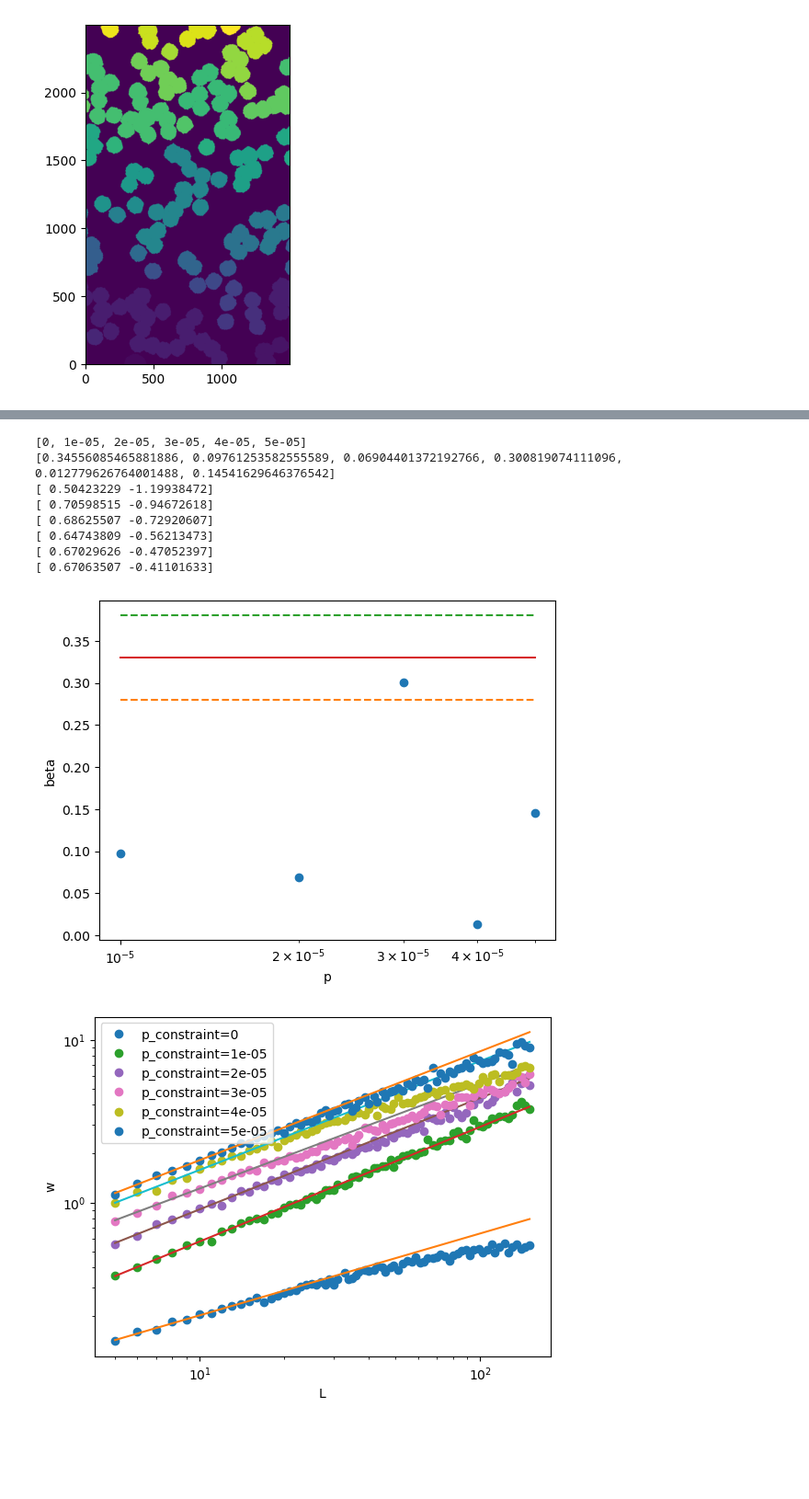
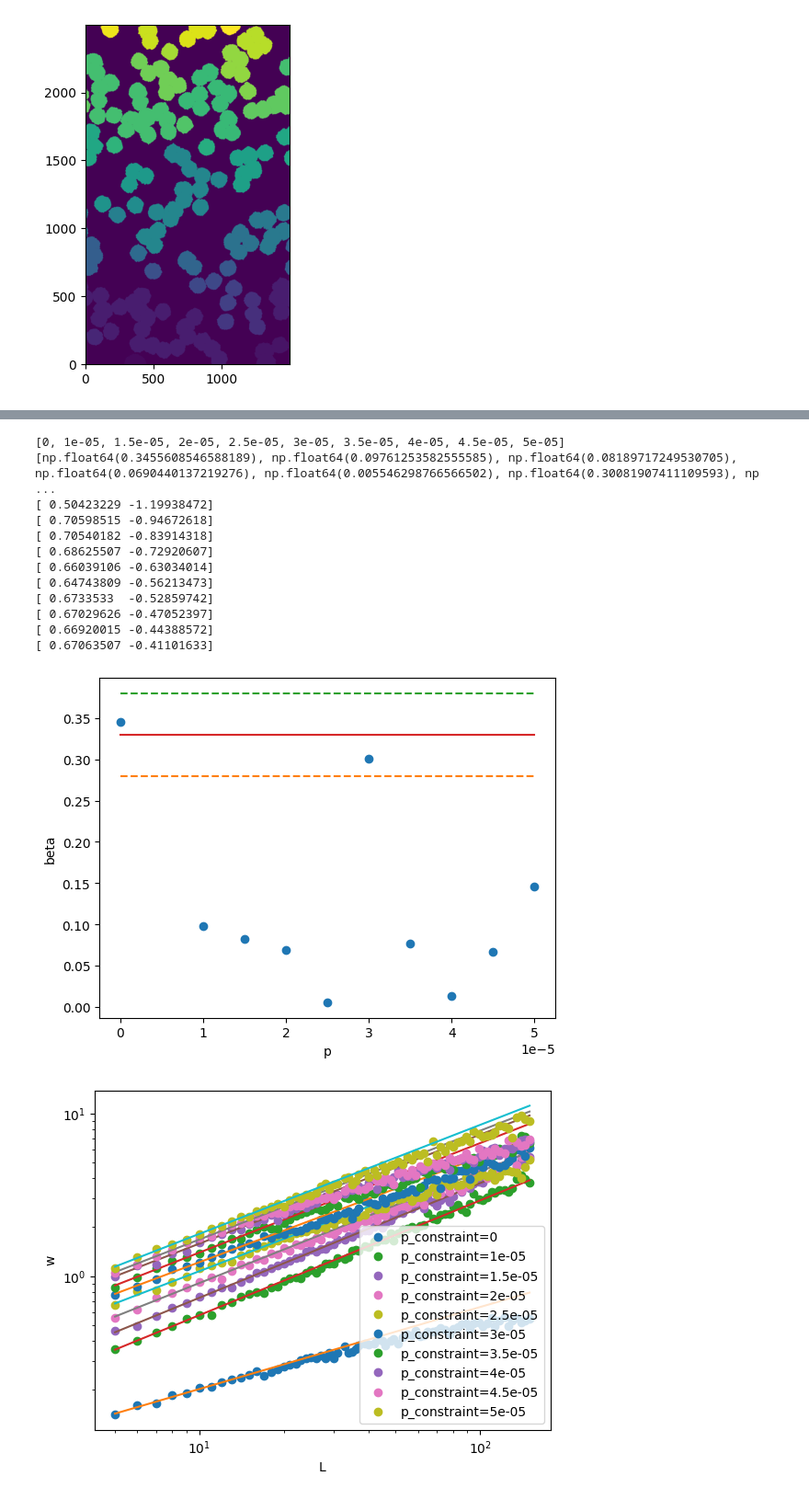
Before and after one commit to maxou2804/script_1D_Eden, a Jupyter notebook: acceleration_sites_1000.ipynb, the cells around one changed output, grey strips where cells are left out. Shown at 92% size. Cells and saved outputs as stored; diff of their text form; code cells hidden in the pictures; blank space fills up the shorter version.

```diff
--- a/acceleration_sites_1000.ipynb
+++ b/acceleration_sites_1000.ipynb
@@ -839,10 +839,10 @@ print(probabilities)
 print(res_col)
 
 plt.figure()
-plt.semilogx(probabilities[1:],res_col[1:],'o')
-plt.semilogx(probabilities[1:],0.28*np.ones((len(probabilities[1:]),1)),'--')
-plt.semilogx(probabilities[1:],0.38*np.ones((len(probabilities[1:]),1)),'--')
-plt.semilogx(probabilities[1:],0.33*np.ones((len(probabilities[1:]),1)))
+plt.plot(probabilities[:],res_col[:],'o')
+plt.plot(probabilities[:],0.28*np.ones((len(probabilities[:]),1)),'--')
+plt.plot(probabilities[:],0.38*np.ones((len(probabilities[:]),1)),'--')
+plt.plot(probabilities[:],0.33*np.ones((len(probabilities[:]),1)))
 plt.xlabel('p')
 plt.ylabel('beta')
 
@@ -908,10 +908,10 @@ plt.show()
 
 
 plt.figure()
-plt.semilogx(probabilities[1:],res_collection[1:],'o')
-plt.semilogx(probabilities[1:],0.5*np.ones((len(probabilities[1:]),1)))
-plt.semilogx(probabilities[1:],0.55*np.ones((len(probabilities[1:]),1)),'--')
-plt.semilogx(probabilities[1:],0.45*np.ones((len(probabilities[1:]),1)),'--')
+plt.plot(probabilities[:],res_collection[:],'o')
+plt.plot(probabilities[:],0.5*np.ones((len(probabilities[:]),1)))
+plt.plot(probabilities[:],0.55*np.ones((len(probabilities[:]),1)),'--')
+plt.plot(probabilities[:],0.45*np.ones((len(probabilities[:]),1)),'--')
 plt.xlabel("p")
 plt.ylabel('alpha')
 plt.show()
@@ -922,10 +922,14 @@ print(res_collection[0])
-[0, 1e-05, 2e-05, 3e-05, 4e-05, 5e-05]
-[0.34556085465881886, 0.09761253582555589, 0.06904401372192766, 0.300819074111096, 0.012779626764001488, 0.14541629646376542]
+[0, 1e-05, 1.5e-05, 2e-05, 2.5e-05, 3e-05, 3.5e-05, 4e-05, 4.5e-05, 5e-05]
+[np.float64(0.3455608546588189), np.float64(0.09761253582555585), np.float64(0.08189717249530705), np.float64(0.0690440137219276), np.float64(0.005546298766566502), np.float64(0.30081907411109593), np ...
 [ 0.50423229 -1.19938472]
 [ 0.70598515 -0.94672618]
+[ 0.70540182 -0.83914318]
 [ 0.68625507 -0.72920607]
+[ 0.66039106 -0.63034014]
 [ 0.64743809 -0.56213473]
+[ 0.6733533  -0.52859742]
 [ 0.67029626 -0.47052397]
+[ 0.66920015 -0.44388572]
 [ 0.67063507 -0.41101633]
-[figure, old version]
+[figure, new version]
-[figure, old version]
+[figure, new version]
```
Also changed, not shown: parts of 2 cells of this notebook, 3 other files.
